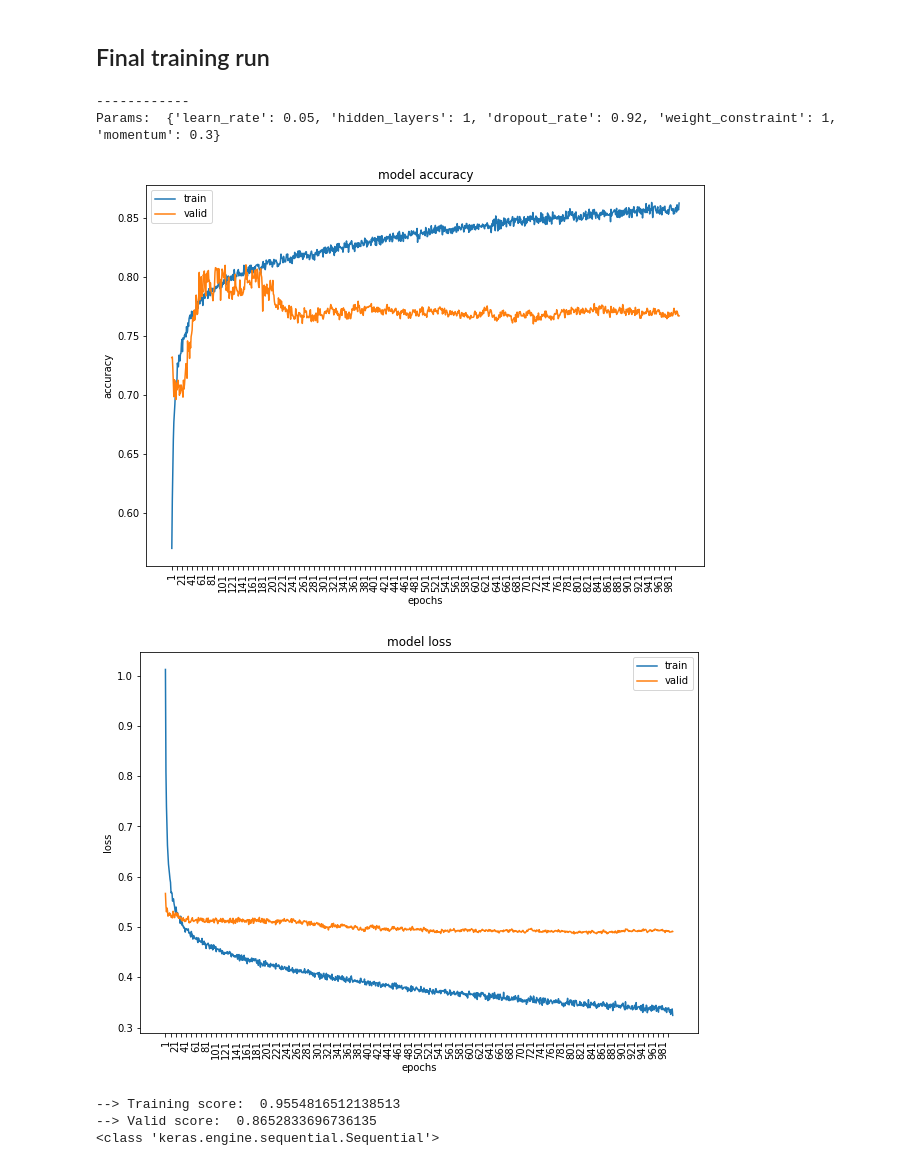
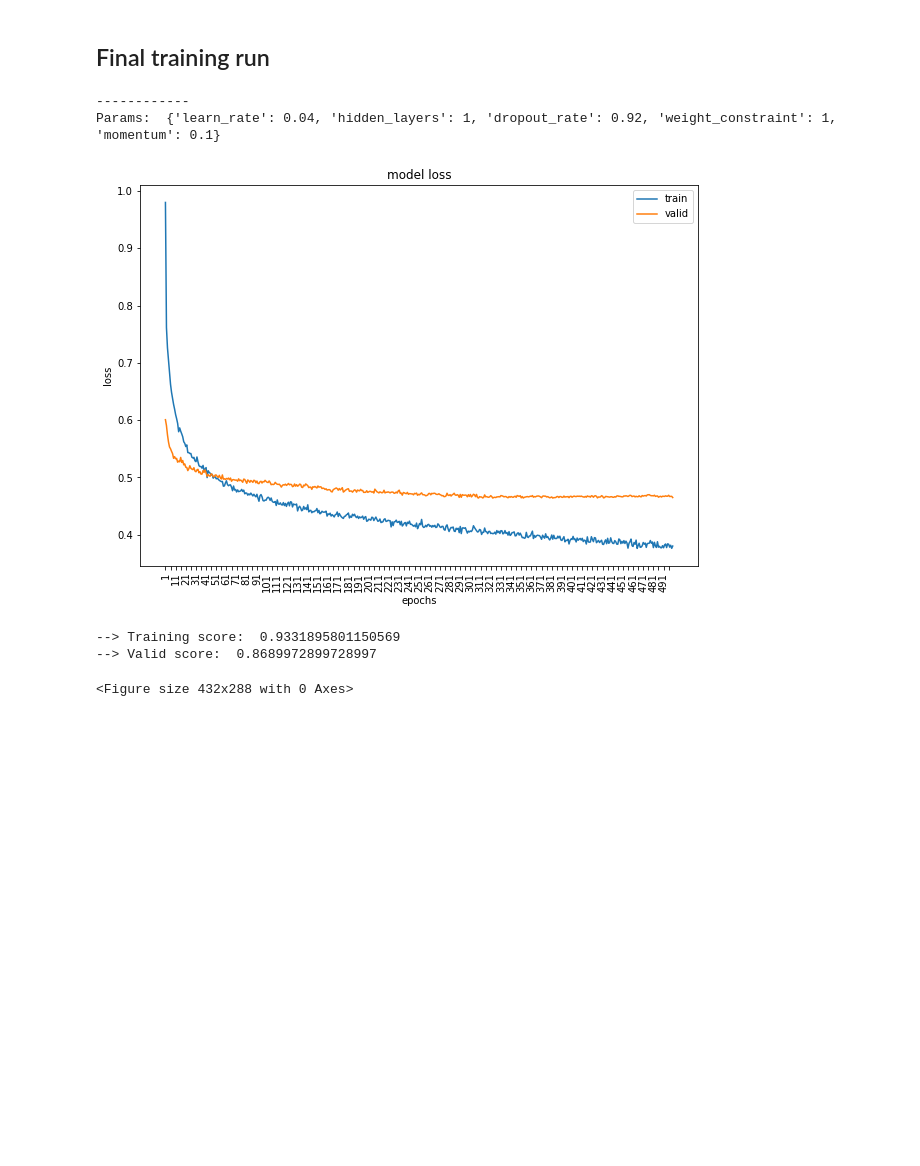
Before and after one commit to jdingram/mimic, a Jupyter notebook: notebooks/4_neural_network.ipynb, the cells around one changed output. Saved outputs shown, nothing was run; the diff lists cells and outputs as text; code cells hidden in the pictures; blank space fills up the shorter version.

Commit message:
run neural net

```diff
--- a/notebooks/4_neural_network.ipynb
+++ b/notebooks/4_neural_network.ipynb
@@ -47,4 +39,4 @@ print('--> Importing done')
 # %%
-# Split into training and cross validarion sets
-X_train, X_val, y_train, y_val = train_test_split(X_train, y_train, test_size=0.2, random_state=8)
-print('--> Training & Validation sets created')
+# Split into training and cross validation sets
+X_train, X_val, y_train, y_val = train_test_split(
+    X_train, y_train, test_size=0.2, random_state=8)
@@ -55,11 +45,31 @@ print('--> Training & Validation sets created')
 epochs=500
 batch_size=100
 # %%
-# Function to create model, required for KerasClassifier
 def create_model(input_shape, neurons=1000, weight_constraint=3, dropout_rate=0.1,
                  hidden_layers=1, learn_rate=0.001, momentum=0.1):
 
-    # Initialize the constructor
+    '''
+    Function that creates a Neural Network using Keras's Sequential Model.
+
+    Input shape must be the number of features in the training set.
+
+    The remaining parameters are:
+        1. neurons - the number of neurons in each layer excluding the
+           input and output layer
+        2. hidden_layers - the number of layers in the neural network,
+           excluding the input and output layers
+        3. learn_rate - the learning rate used by Stochastic Gradient Descent
+        4. momentum - the proportion of the learning rate from step n-1 that
+           is added to step n. Used to help the gradient descent algorithm move
+           out of local minima or 'flat regions' towards the true global minimum
+        5. dropout_rate - the proportion of neurons that are 'dropped' from each
+           layer of the neural network. Used for regularisation to prevent
+           overfitting
+        6. weight_constraint - the maximum value for parameter weights in the
+           neural network
+    '''
+
+    # Initialise the constructor
     model = Sequential()
 
     # Add an input layer
@@ -82,7 +92,8 @@ def create_model(input_shape, neurons=1000, weight_constraint=3, dropout_rate=0.
     model.add(Dense(1, kernel_initializer = 'normal', activation='sigmoid'))
 
     #compile model
-    optimizer = SGD(lr=learn_rate, momentum=momentum)
-    model.compile(loss='binary_crossentropy', optimizer=optimizer, metrics=['accuracy'])
+    model.compile(loss='binary_crossentropy',
+                  optimizer=SGD(lr=learn_rate, momentum=momentum),
+                  metrics=['accuracy'])
 
     return model
@@ -369,23 +379,23 @@ plot_neural_net_hyperparam(results_df, optimising_hyperparameter, 'train_score',
 ## Final training run
 # %%
 params = {}
-params['learn_rate'] = 0.05
+params['learn_rate'] = 0.04
 params['hidden_layers'] = 1
 params['dropout_rate'] = 0.92
 params['weight_constraint'] = 1
-params['momentum'] = 0.3
+params['momentum'] = 0.1
 
 train_score, valid_score, model = train_model(X_train, y_train, X_val, y_val,
-                                               params=params, epochs=1000, batch_size=batch_size)
-print(type(model))
+                                              params=params, epochs=epochs,
+                                              batch_size=batch_size,
+                                              output_model=True)
 # %% [output]
 ------------
-Params:  {'learn_rate': 0.05, 'hidden_layers': 1, 'dropout_rate': 0.92, 'weight_constraint': 1, 'momentum': 0.3}
+Params:  {'learn_rate': 0.04, 'hidden_layers': 1, 'dropout_rate': 0.92, 'weight_constraint': 1, 'momentum': 0.1}
-[figure, old version]
+[figure, new version]
-[figure, removed]
---> Training score:  0.9554816512138513
---> Valid score:  0.8652833696736135
-<class 'keras.engine.sequential.Sequential'>
+--> Training score:  0.9331895801150569
+--> Valid score:  0.8689972899728997
+<Figure size 432x288 with 0 Axes>
 # %%
 # Save model as Pickle
 to_s3(obj=model, bucket='mimic-jamesi', filepath='models/neural_network')
```
Also changed, not shown: parts of 20 cells of this notebook, 4 other files.
